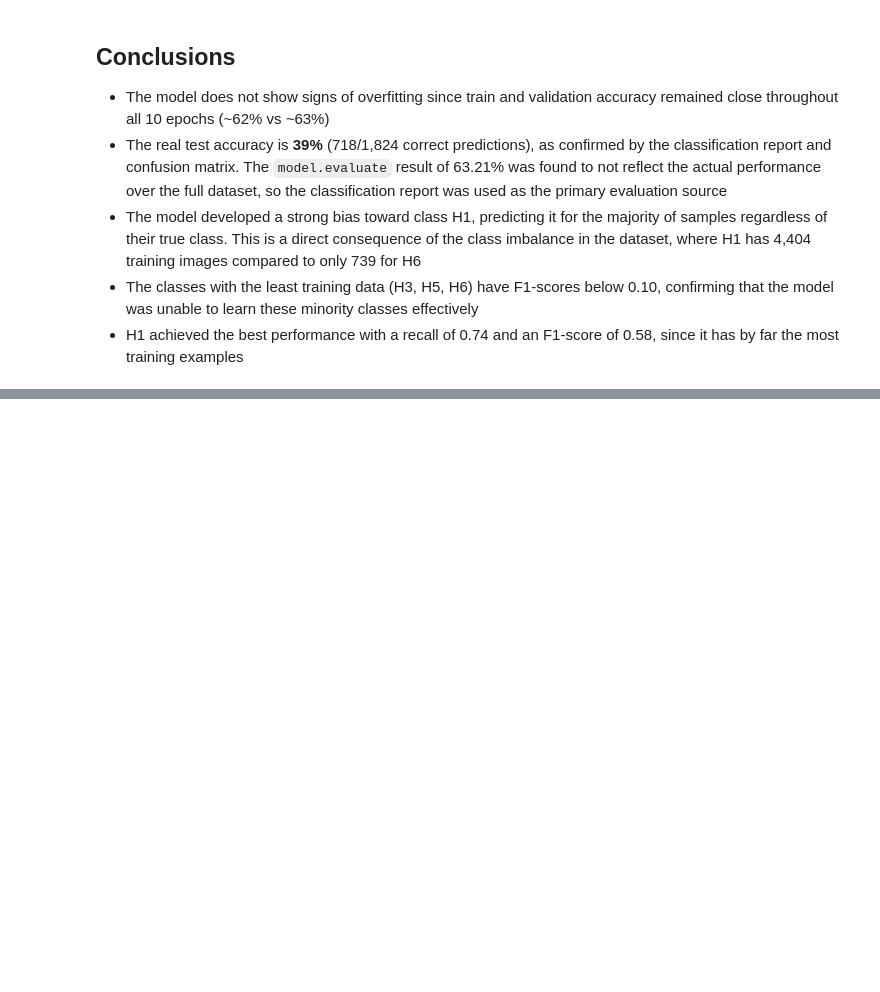
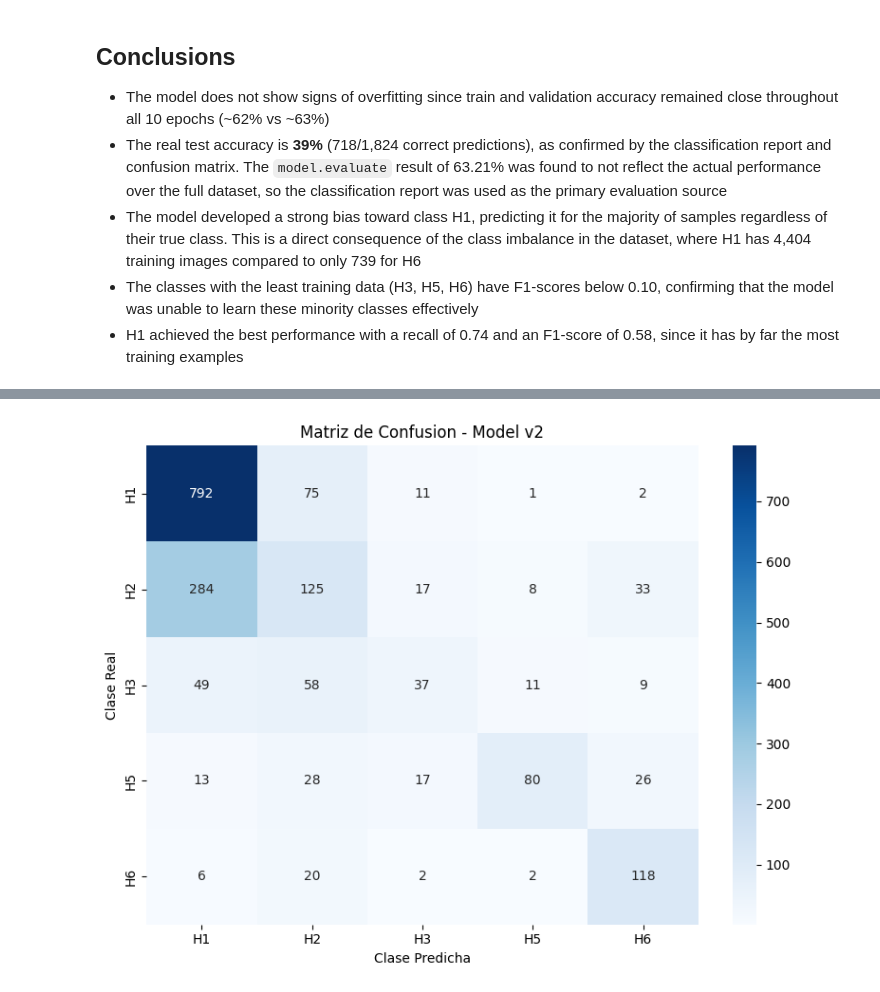
Before and after one commit to Hiram10tec/DeFungi-ML, a Jupyter notebook: DeFungi_ML.ipynb, the cells around one changed output, grey strips where cells are left out. Saved outputs shown, nothing was run; the diff lists cells and outputs as text; code cells hidden in the pictures; blank space fills up the shorter version.

```diff
--- a/DeFungi_ML.ipynb
+++ b/DeFungi_ML.ipynb
@@ -414,0 +606,7 @@ plt.show()
+# %%
+test_generator.reset()
+steps = int(np.ceil(test_generator.samples / batch_size))
+predictions_v2 = model_v2.predict(test_generator, steps=steps)
+
+predicted_classes_v2 = np.argmax(predictions_v2, axis=1)
+true_classes = test_generator.classes
@@ -414,0 +633,22 @@ plt.show()
+# %%
+from sklearn.metrics import confusion_matrix
+import seaborn as sns
+
+cm_v2 = confusion_matrix(true_classes, predicted_classes_v2)
+
+plt.figure(figsize=(8, 6))
+sns.heatmap(
+    cm_v2,
+    annot=True,
+    fmt='d',
+    cmap='Blues',
+    xticklabels=class_names,
+    yticklabels=class_names
+)
+plt.title('Matriz de Confusion - Model v2')
+plt.ylabel('Clase Real')
+plt.xlabel('Clase Predicha')
+plt.tight_layout()
+plt.show()
+# %% [output]
+[figure, added]
```
Also changed, not shown: parts of 19 cells of this notebook.
